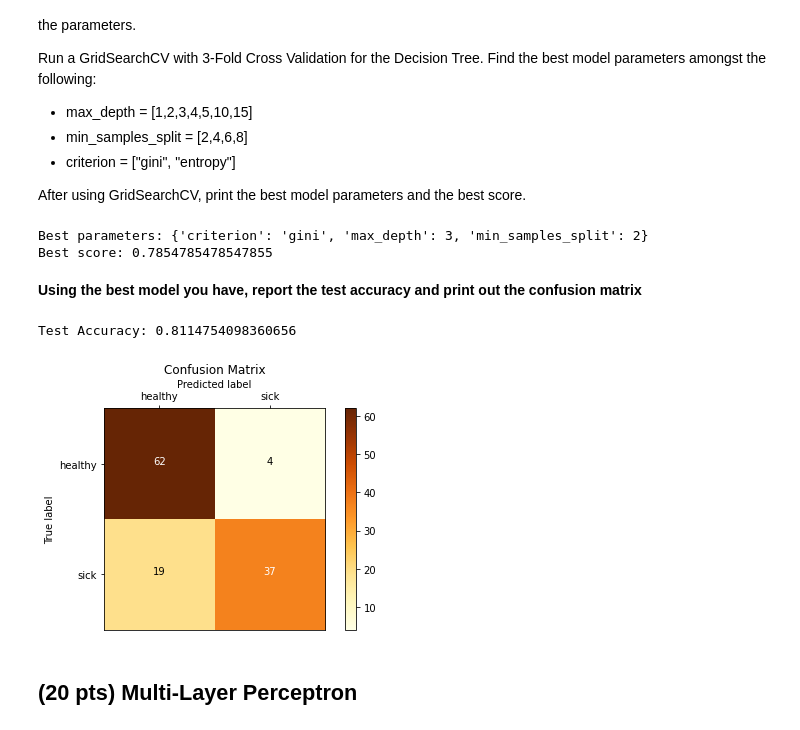
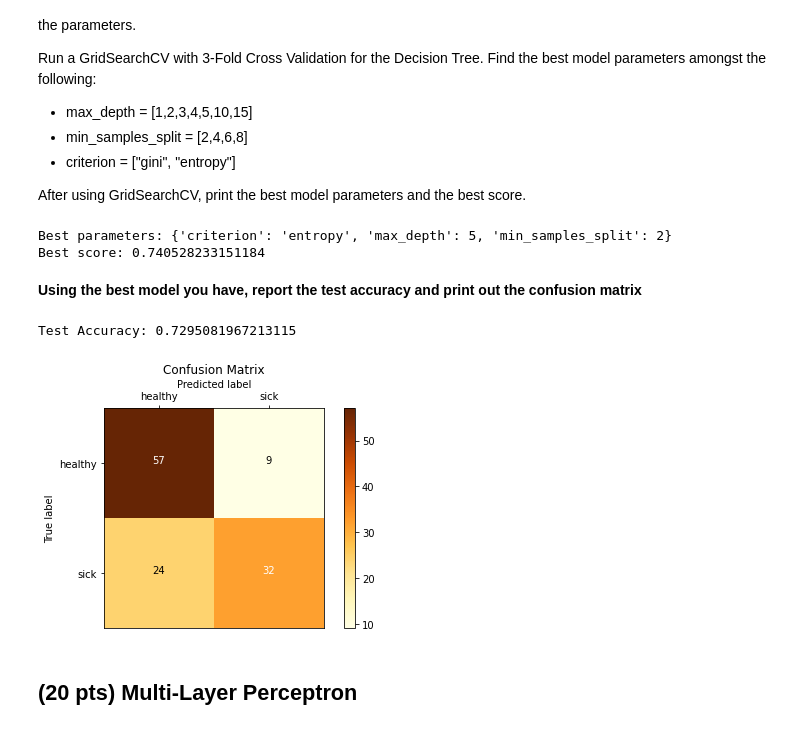
Before and after one commit to damienmha/CS-M148, a Jupyter notebook: Project_3/Project3_DamienHa.ipynb, the cells around one changed output. Saved outputs shown, nothing was run; the diff lists cells and outputs as text; code cells hidden in the pictures.

```diff
--- a/Project_3/Project3_DamienHa.ipynb
+++ b/Project_3/Project3_DamienHa.ipynb
@@ -966,28 +966,28 @@ param_grid = {
 
 grid_search = GridSearchCV(estimator=clf, param_grid=param_grid, cv=3)
 
-grid_search.fit(x, y)
+grid_search.fit(train, target)
 
 
 print("Best parameters:", grid_search.best_params_)
 print("Best score:", grid_search.best_score_)
 # %% [output]
-Best parameters: {'criterion': 'gini', 'max_depth': 3, 'min_samples_split': 2}
-Best score: 0.7854785478547855
+Best parameters: {'criterion': 'entropy', 'max_depth': 5, 'min_samples_split': 2}
+Best score: 0.740528233151184
 # %% [markdown]
 **Using the best model you have, report the test accuracy and print out the confusion matrix**
 # %%
 best_model = grid_search.best_estimator_
-y_pred = best_model.predict(test_raw)
+y_pred = best_model.predict(test)
 
 from sklearn.metrics import accuracy_score
 accuracy = accuracy_score(target_test, y_pred)
 print("Test Accuracy:", accuracy)
 
 draw_confusion_matrix(target_test, y_pred, ['healthy', 'sick'])
 # %% [output]
-Test Accuracy: 0.8114754098360656
+Test Accuracy: 0.7295081967213115
-[figure, old version]
+[figure, new version]
 # %% [markdown]
 ## (20 pts) Multi-Layer Perceptron
 # %% [markdown]
```
Also changed, not shown: parts of 23 cells of this notebook, 2 other files.
